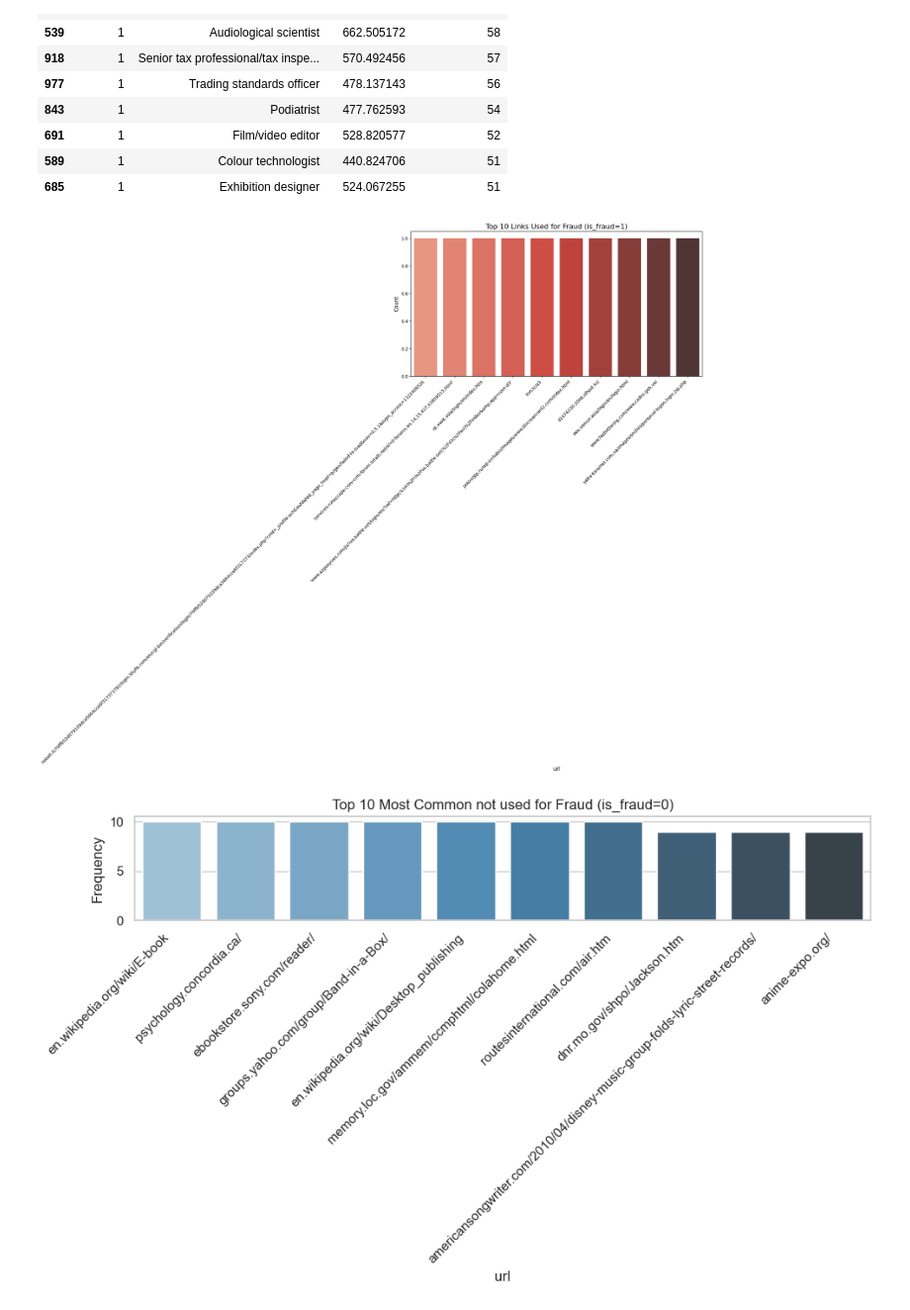
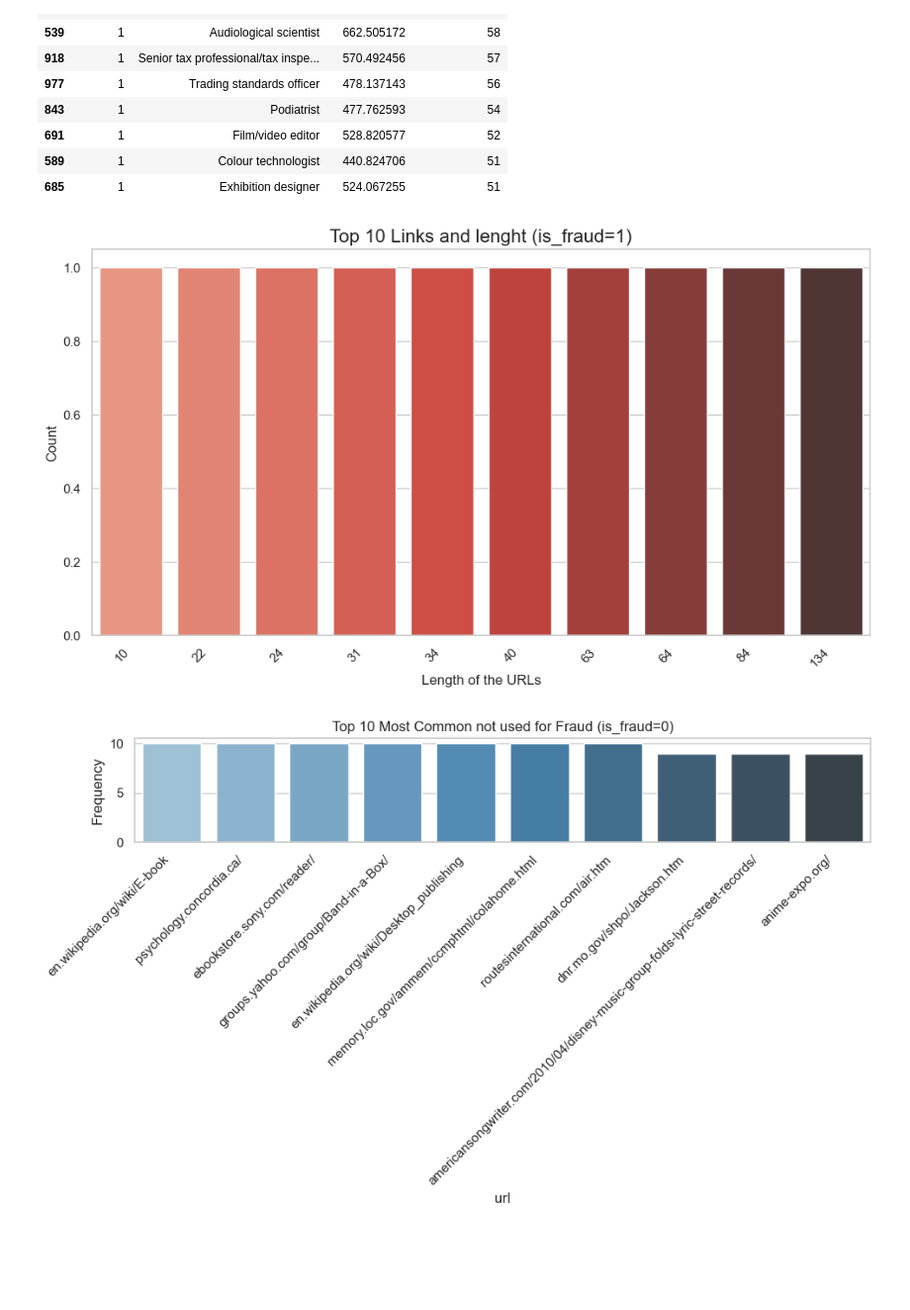
Before and after one commit to Alekla0126/Card_Fraud_Detection, a Jupyter notebook: Card_fraud_normalisedV3.0.2.ipynb, the cells around one changed output. Shown at 99% size. Saved outputs shown, nothing was run; the diff lists cells and outputs as text; code cells hidden in the pictures; blank space fills up the shorter version.

```diff
--- a/Card_fraud_normalisedV3.0.2.ipynb
+++ b/Card_fraud_normalisedV3.0.2.ipynb
@@ -445,18 +450,35 @@ fig.update_layout(
 # Plotting the number of fraudulent transactions by hours of day.
 fig.update_xaxes(type='category')
 # %%
+def count_url_characters(url):
+    # Remove the protocol from the URL.
+    url = url.split("//")[-1]
+    # Remove the query parameters from the URL.
+    url = url.split("?")[0]
+    # Remove the fragment identifier from the URL.
+    url = url.split("#")[0]
+    # Count the number of characters in the URL.
+    count = len(url)
+    return count
+
 # Create a new DataFrame that contains the counts of each link.
 df_ = df[df["is_fraud"]==1]["url"].value_counts().head(10)
 # Create a bar plot of the top 10 links used for fraud.
 plt.figure(figsize=(12,6))
-sns.barplot(x=df_.index, y=df_.values, palette="Reds_d")
-plt.title("Top 10 Links Used for Fraud (is_fraud=1)", fontsize=16)
-plt.xlabel("url", fontsize=12)
+
+charamount = []
+for index in df_.index:
+    charamount.append(count_url_characters(index))
+plt.title("Top 10 Links and lenght (is_fraud=1)", fontsize=16)
+
+sns.barplot(x=charamount, y=df_.values, palette="Reds_d")
+
+plt.xlabel("Length of the URLs", fontsize=12)
 plt.ylabel("Count", fontsize=12)
 plt.xticks(rotation=45, ha='right')
 plt.show()
 # %% [output]
-[figure, old version]
+[figure, new version]
 # %%
 # Count the occurrences of each link.
 link_counts = df[df['is_fraud'] == 0]['url'].value_counts()
```
Also changed, not shown: parts of 4 cells of this notebook, 3 other files.
